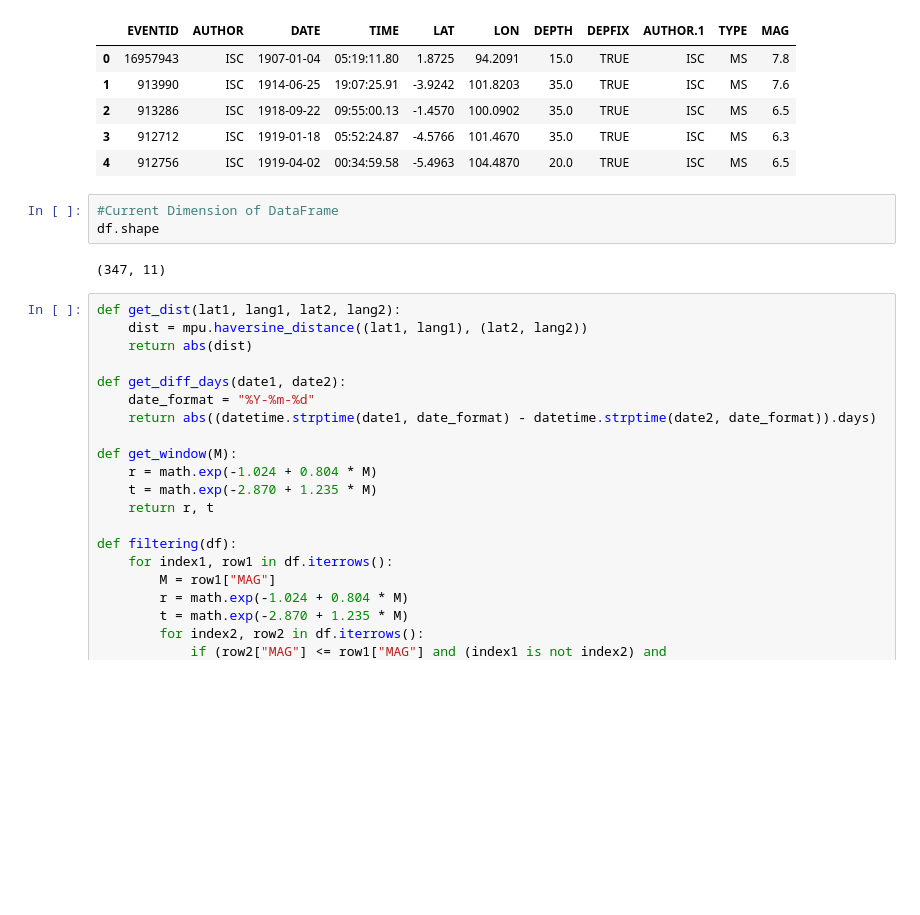
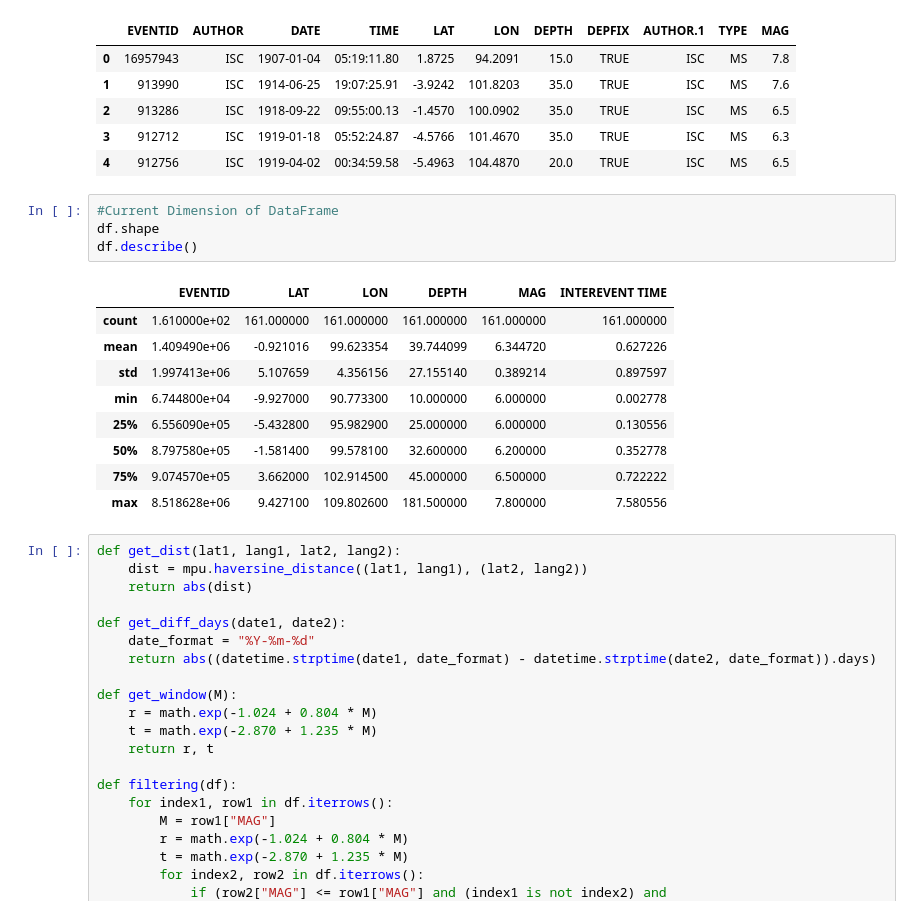
Before and after one commit to adityatulsyan/Earthquake-Interevent-Time-Analysis, a Jupyter notebook: Earthquake Forecasting.ipynb, the cells around one changed output. Saved outputs shown, nothing was run; the diff lists cells and outputs as text; blank space fills up the shorter version.

```diff
--- a/Earthquake Forecasting.ipynb
+++ b/Earthquake Forecasting.ipynb
@@ -24,8 +24,17 @@ df.head()
 # %%
 #Current Dimension of DataFrame
 df.shape
+df.describe()
 # %% [output]
-(347, 11)
+|  | EVENTID | LAT | LON | DEPTH | MAG | INTEREVENT TIME |
+| count | 1.610000e+02 | 161.000000 | 161.000000 | 161.000000 | 161.000000 | 161.000000 |
+| mean | 1.409490e+06 | -0.921016 | 99.623354 | 39.744099 | 6.344720 | 0.627226 |
+| std | 1.997413e+06 | 5.107659 | 4.356156 | 27.155140 | 0.389214 | 0.897597 |
+| min | 6.744800e+04 | -9.927000 | 90.773300 | 10.000000 | 6.000000 | 0.002778 |
+| 25% | 6.556090e+05 | -5.432800 | 95.982900 | 25.000000 | 6.000000 | 0.130556 |
+| 50% | 8.797580e+05 | -1.581400 | 99.578100 | 32.600000 | 6.200000 | 0.352778 |
+| 75% | 9.074570e+05 | 3.662000 | 102.914500 | 45.000000 | 6.500000 | 0.722222 |
+| max | 8.518628e+06 | 9.427100 | 109.802600 | 181.500000 | 7.800000 | 7.580556 |
 # %%
 def get_dist(lat1, lang1, lat2, lang2):
     dist = mpu.haversine_distance((lat1, lang1), (lat2, lang2))
```
Also changed, not shown: parts of 9 cells of this notebook.
